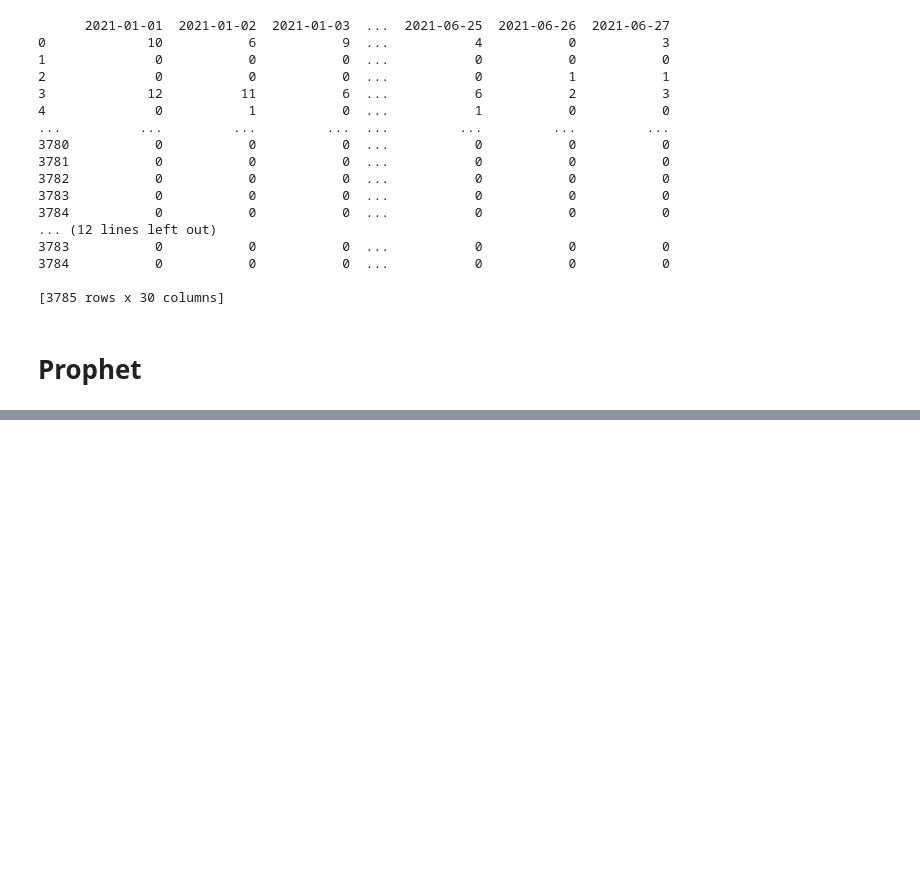
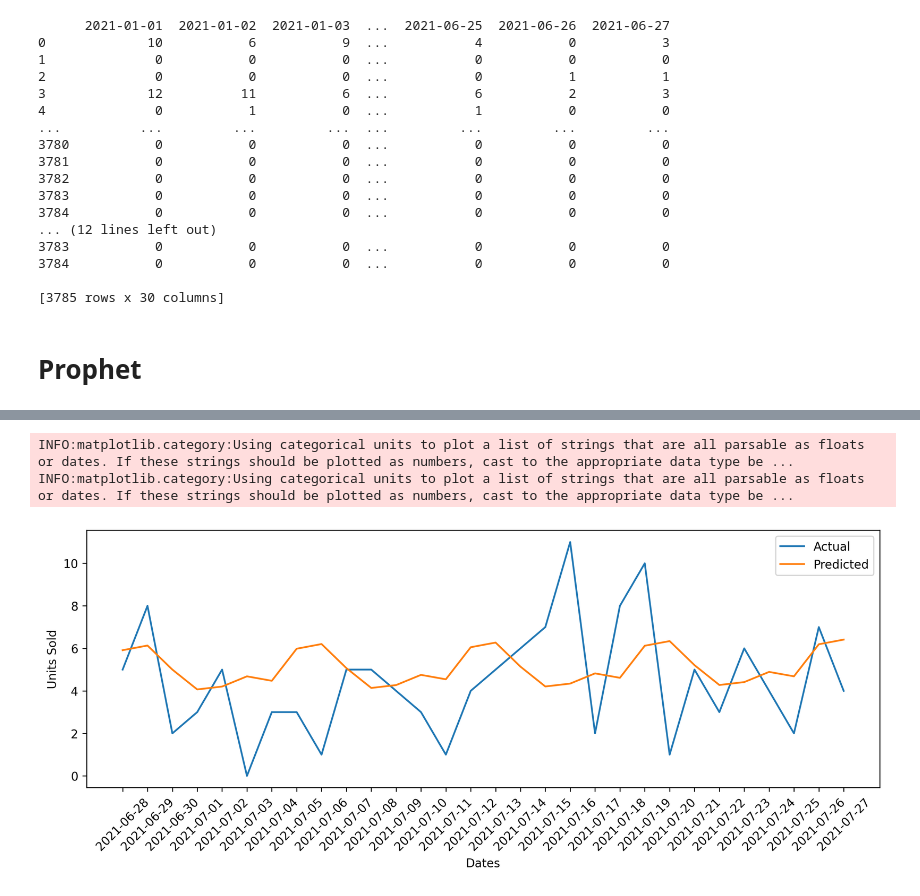
Before and after one commit to dnezan/km-sku-prediction, a Jupyter notebook: KM_forecast_practice.ipynb, the cells around one changed output, grey strips where cells are left out. Cells and saved outputs as stored; diff of their text form; code cells hidden in the pictures; blank space fills up the shorter version.

```diff
--- a/KM_forecast_practice.ipynb
+++ b/KM_forecast_practice.ipynb
@@ -329 +337,19 @@ INFO:fbprophet:Disabling yearly seasonality. Run prophet with yearly_seasonality
 [figure]
+# %%
+y_pred = forecast['yhat'].values
+y_true = val_dataset.iloc[a]
+f = plt.figure(dpi=300)
+f.set_figwidth(12)
+f.set_figheight(4)
+
+plt.plot(y_true, label='Actual')
+plt.plot(y_pred, label='Predicted')
+plt.xlabel('Dates')
+plt.ylabel('Units Sold')
+plt.xticks(rotation = 45)
+plt.legend()
+plt.show()
+# %% [output]
+INFO:matplotlib.category:Using categorical units to plot a list of strings that are all parsable as floats or dates. If these strings should be plotted as numbers, cast to the appropriate data type be ...
+INFO:matplotlib.category:Using categorical units to plot a list of strings that are all parsable as floats or dates. If these strings should be plotted as numbers, cast to the appropriate data type be ...
+[figure, added]
```
Also changed, not shown: parts of 1 cell of this notebook.
